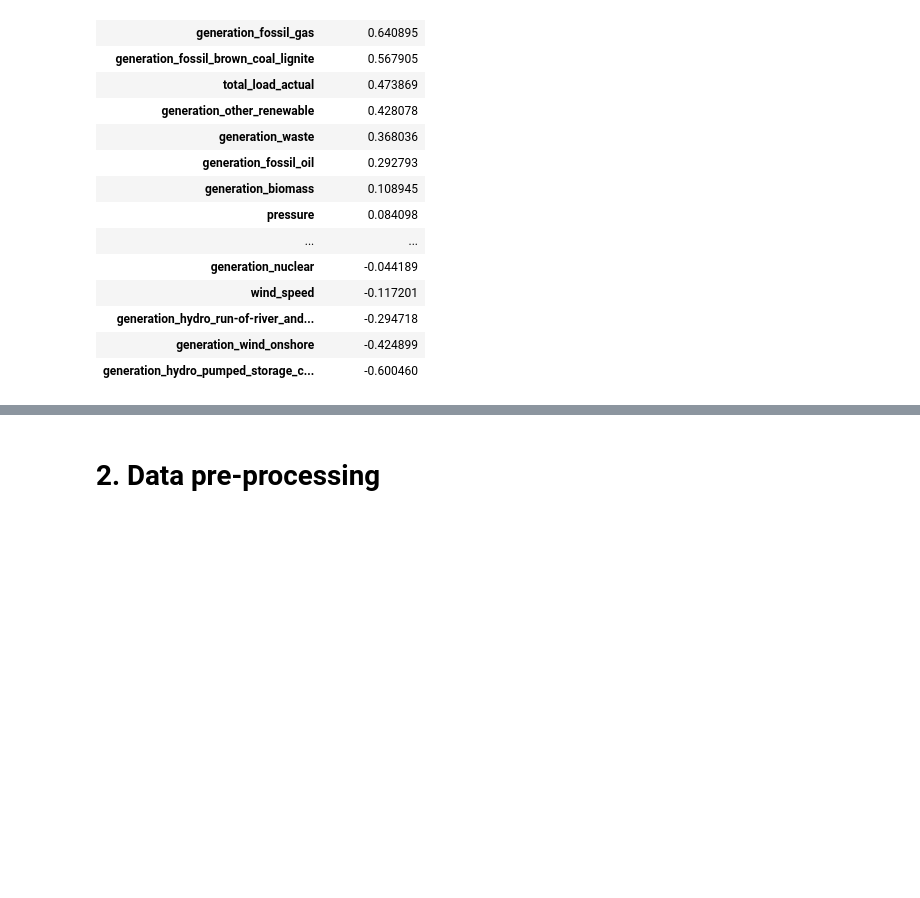
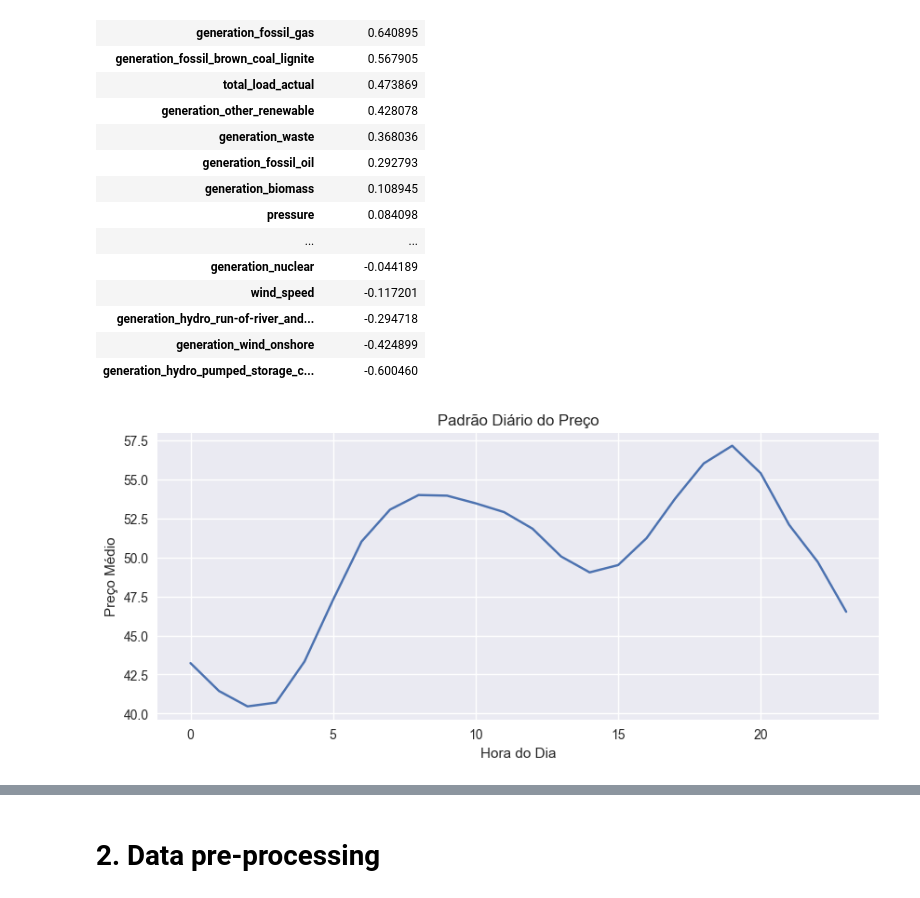
Before and after one commit to 1211882/MINDD_TP2_2025, a Jupyter notebook: project.ipynb, the cells around one changed output, grey strips where cells are left out. Cells and saved outputs as stored; diff of their text form; code cells hidden in the pictures; blank space fills up the shorter version.

```diff
--- a/project.ipynb
+++ b/project.ipynb
@@ -324,3 +388,15 @@ df.corr(numeric_only=True)[[target]].sort_values(by=target, ascending=False).hea
 | generation_hydro_run-of-river_and... | -0.294718 |
 | generation_wind_onshore | -0.424899 |
 | generation_hydro_pumped_storage_c... | -0.600460 |
+# %%
+df.index = pd.to_datetime(df.index, utc=True).tz_convert(None)
+df = df.sort_index()
+# %%
+df['hour'] = df.index.hour
+df.groupby('hour')['price_day_ahead'].mean().plot(figsize=(10,4))
+plt.title("Padrão Diário do Preço")
+plt.xlabel("Hora do Dia")
+plt.ylabel("Preço Médio")
+plt.show()
+# %% [output]
+[figure, added]
```
Also changed, not shown: parts of 15 cells of this notebook.
